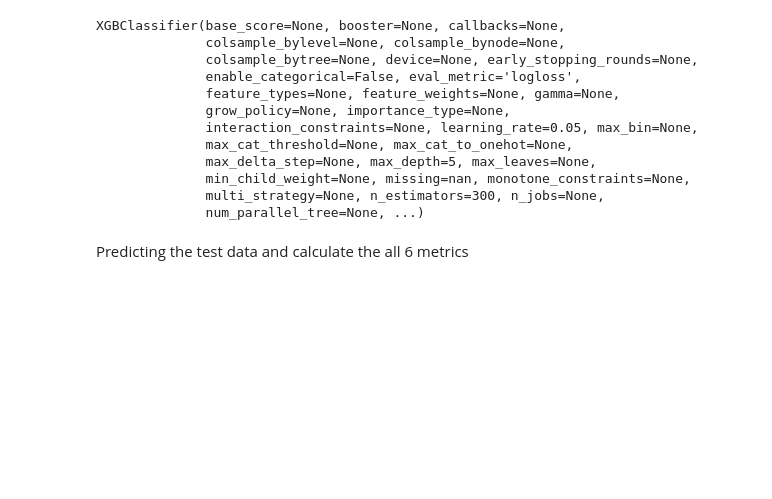
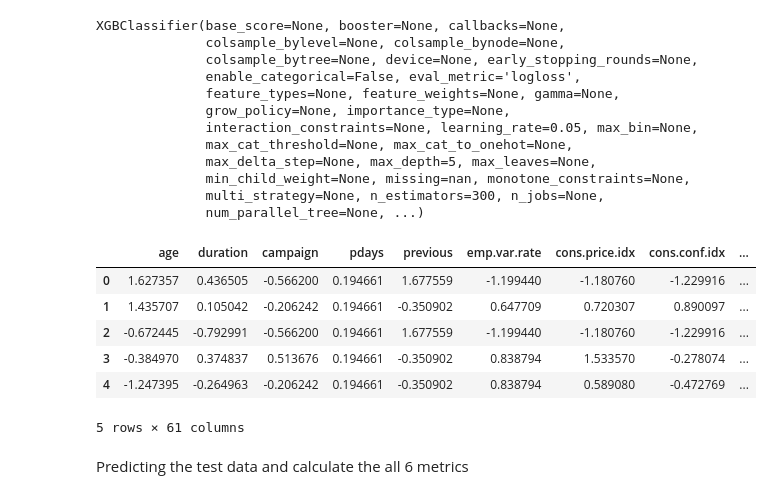
Before and after one commit to saikumarbecse-max/bank_marketing_prediction, a Jupyter notebook: classification_model.ipynb, the cells around one changed output. Saved outputs shown, nothing was run; the diff lists cells and outputs as text; code cells hidden in the pictures; blank space fills up the shorter version.

```diff
--- a/classification_model.ipynb
+++ b/classification_model.ipynb
@@ -198,6 +220,38 @@ XGBClassifier(base_score=None, booster=None, callbacks=None,
               min_child_weight=None, missing=nan, monotone_constraints=None,
               multi_strategy=None, n_estimators=300, n_jobs=None,
               num_parallel_tree=None, ...)
+# %%
+# Load test data
+test_data = pd.read_csv('data/test_data.csv')
+X_test = test_data.drop('y', axis=1)
+y_test = test_data['y']
+# %%
+#preprocess test data
+
+# One-hot encode categorical_cols, drop originals
+X_test = pd.get_dummies(X_test, columns=categorical_cols, drop_first=False)
+
+# One-hot encode 'month' and 'day_of_week' with drop_first=True
+X_test = pd.get_dummies(X_test, columns=['month', 'day_of_week'], drop_first=True)
+
+# Ensure test data has the same columns as training data
+missing_cols = set(X_train.columns) - set(X_test.columns)
+for col in missing_cols:
+    X_test[col] = 0
+X_test = X_test[X_train.columns]
+
+# Scale numerical features in test data using the same scaler fitted on training data
+X_test[num_cols] = scaler.transform(X_test[num_cols])
+# %%
+X_test.head()
+# %% [output]
+|  | age | duration | campaign | pdays | previous | emp.var.rate | cons.price.idx | cons.conf.idx | ... |
+| 0 | 1.627357 | 0.436505 | -0.566200 | 0.194661 | 1.677559 | -1.199440 | -1.180760 | -1.229916 | ... |
+| 1 | 1.435707 | 0.105042 | -0.206242 | 0.194661 | -0.350902 | 0.647709 | 0.720307 | 0.890097 | ... |
+| 2 | -0.672445 | -0.792991 | -0.566200 | 0.194661 | 1.677559 | -1.199440 | -1.180760 | -1.229916 | ... |
+| 3 | -0.384970 | 0.374837 | 0.513676 | 0.194661 | -0.350902 | 0.838794 | 1.533570 | -0.278074 | ... |
+| 4 | -1.247395 | -0.264963 | -0.206242 | 0.194661 | -0.350902 | 0.838794 | 0.589080 | -0.472769 | ... |
+5 rows × 61 columns
 # %% [markdown]
 Predicting the test data and calculate the all 6 metrics
 # %%
```
Also changed, not shown: parts of 16 cells of this notebook.
